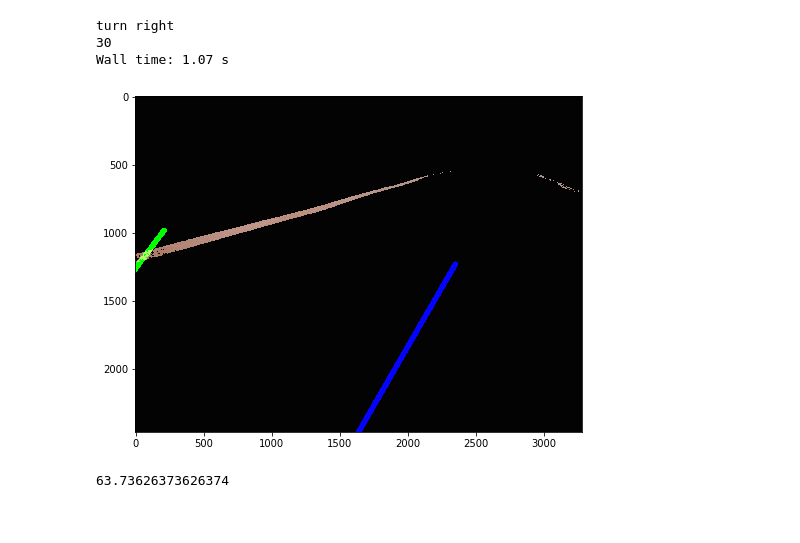
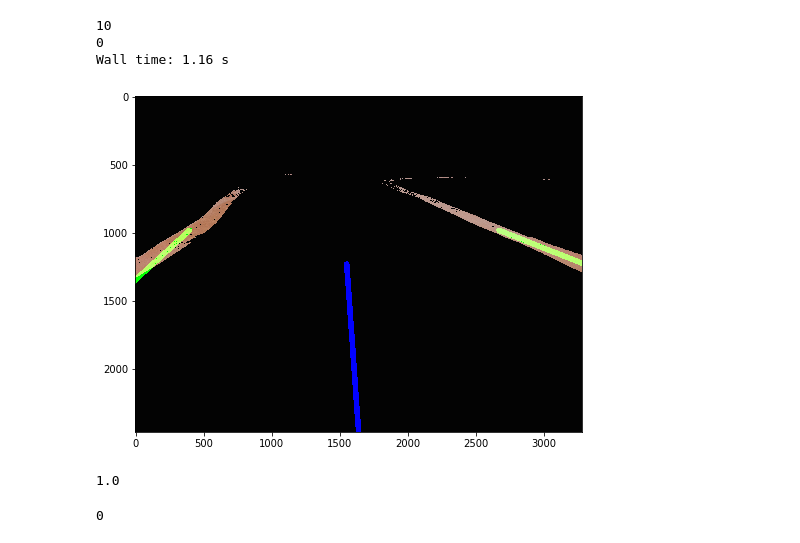
Before and after one commit to Astrotech89/Yetiborg_team, a Jupyter notebook: color_edge_tracker.ipynb, the cells around one changed output. Cells and saved outputs as stored; diff of their text form; code cells hidden in the pictures.

Commit message:
steering should work

```diff
--- a/color_edge_tracker.ipynb
+++ b/color_edge_tracker.ipynb
@@ -275,17 +275,17 @@ def auto_guide(frame, color='orange', show_plot_flag = False):
     return steering_angle
 # %%
 %%time
-img = load_image('curve_end_80.jpg', convert=True)
+img = load_image('straight_80.jpg', convert=True)
 steering_angle = auto_guide(img, show_plot_flag=True) - 90
 
 if steering_angle<0:
     print('turn left')
 elif steering_angle>0:
     print('turn right')
 print(steering_angle)
 # %% [output]
-turn right
-30
-Wall time: 1.07 s
+10
+0
+Wall time: 1.16 s
-[figure, old version]
+[figure, new version]
 # %%
@@ -298,6 +305,10 @@ def velocity_change(steering_angle):
 # %%
-velocity_change(steering_angle)
+Power_Change(-steering_angle)
 # %% [output]
-63.73626373626374
+1.0
+# %%
+steering_angle
+# %% [output]
+0
 # %%
 b
```
Also changed, not shown: parts of 1 cell of this notebook, 1 other file.
